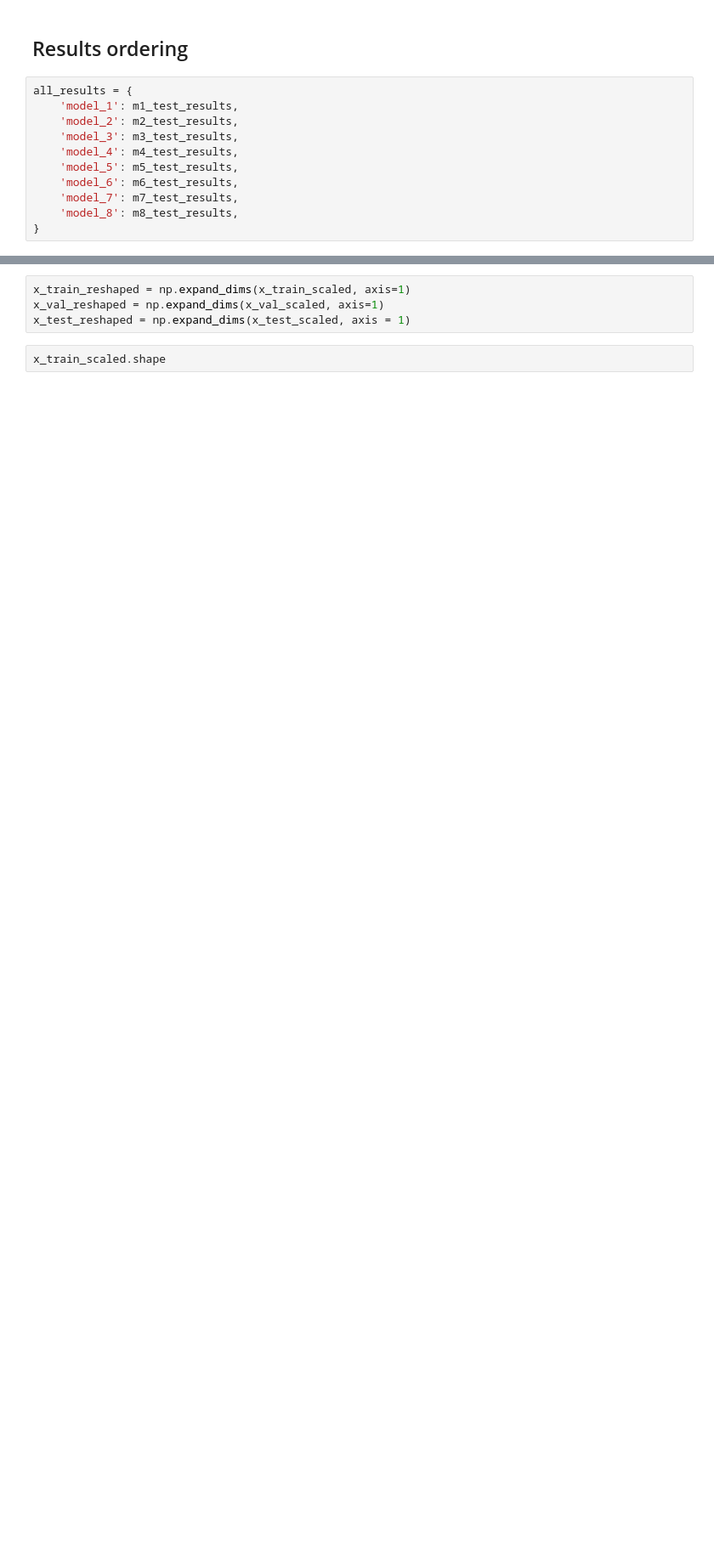
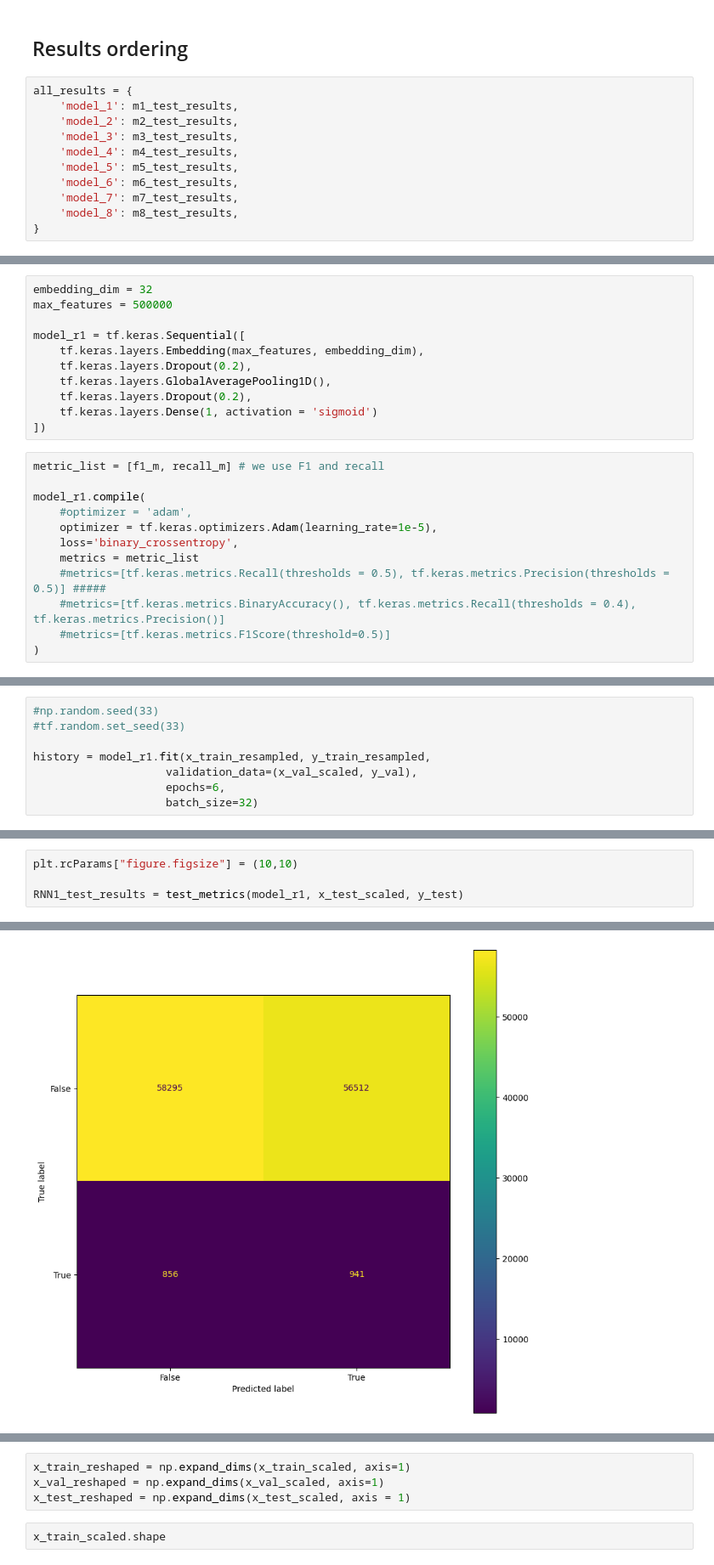
Before and after one commit to BrianBlancato/6050-Credit-Card-Fraud, a Jupyter notebook: Credit_Card_Fraud_Detection.ipynb, the cells around one changed output, grey strips where cells are left out. Shown: that part at 85% size. Saved outputs shown, nothing was run; the diff lists cells and outputs as text; blank space fills up the shorter version.

```diff
--- a/Credit_Card_Fraud_Detection.ipynb
+++ b/Credit_Card_Fraud_Detection.ipynb
@@ -808,0 +978,23 @@ First attempt with a simple architecture.
+# %%
+embedding_dim = 32
+max_features = 500000
+
+model_r1 = tf.keras.Sequential([
+    tf.keras.layers.Embedding(max_features, embedding_dim),
+    tf.keras.layers.Dropout(0.2),
+    tf.keras.layers.GlobalAveragePooling1D(),
+    tf.keras.layers.Dropout(0.2),
+    tf.keras.layers.Dense(1, activation = 'sigmoid')
+])
+# %%
+metric_list = [f1_m, recall_m] # we use F1 and recall
+
+model_r1.compile(
+    #optimizer = 'adam',
+    optimizer = tf.keras.optimizers.Adam(learning_rate=1e-5),
+    loss='binary_crossentropy',
+    metrics = metric_list
+    #metrics=[tf.keras.metrics.Recall(thresholds = 0.5), tf.keras.metrics.Precision(thresholds = 0.5)] #####
+    #metrics=[tf.keras.metrics.BinaryAccuracy(), tf.keras.metrics.Recall(thresholds = 0.4), tf.keras.metrics.Precision()]
+    #metrics=[tf.keras.metrics.F1Score(threshold=0.5)]
+)
@@ -808,0 +1003,8 @@ First attempt with a simple architecture.
+# %%
+#np.random.seed(33)
+#tf.random.set_seed(33)
+
+history = model_r1.fit(x_train_resampled, y_train_resampled,
+                    validation_data=(x_val_scaled, y_val),
+                    epochs=6,
+                    batch_size=32)
@@ -808,0 +1026,5 @@ First attempt with a simple architecture.
+# %%
+plt.rcParams["figure.figsize"] = (10,10)
+
+RNN1_test_results = test_metrics(model_r1, x_test_scaled, y_test)
+# %% [output]
@@ -808,0 +1041 @@ First attempt with a simple architecture.
+[figure, added]
```
Also changed, not shown: parts of 75 cells of this notebook.
